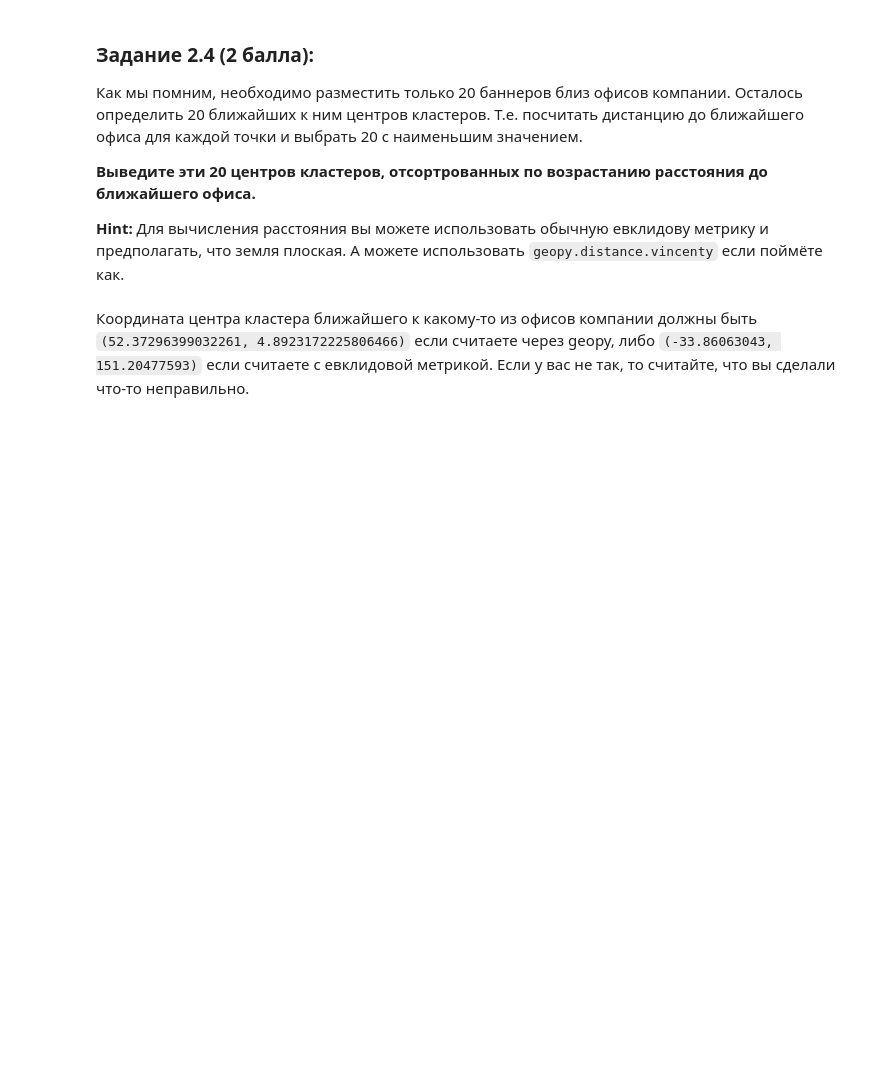
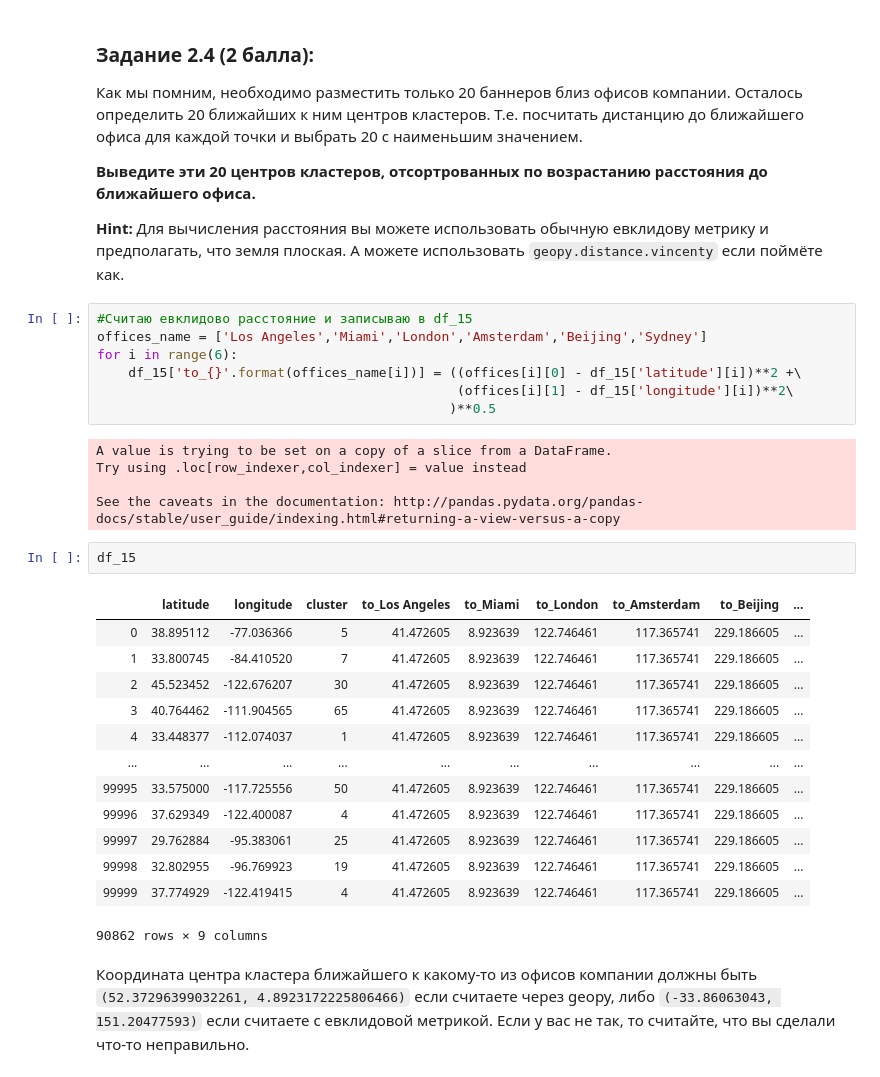
Before and after one commit to D7nis/Course-ML-Classic, a Jupyter notebook: Practice/2. Кластеризация. Kmeans/02-02-clustering_DDA.ipynb, the cells around one changed output. Saved outputs shown, nothing was run; the diff lists cells and outputs as text; blank space fills up the shorter version.

```diff
--- a/Practice/2. Кластеризация. Kmeans/02-02-clustering_DDA.ipynb
+++ b/Practice/2. Кластеризация. Kmeans/02-02-clustering_DDA.ipynb
@@ -186,5 +153,33 @@ len(cluster_centers)
 **Выведите эти 20 центров кластеров, отсортрованных по возрастанию расстояния до ближайшего офиса.**
 
 **Hint:** Для вычисления расстояния вы можете использовать обычную евклидову метрику и предполагать, что земля плоская. А можете использовать `geopy.distance.vincenty` если поймёте как.
+# %%
+#Считаю евклидово расстояние и записываю в df_15
+offices_name = ['Los Angeles','Miami','London','Amsterdam','Beijing','Sydney']
+for i in range(6):
+    df_15['to_{}'.format(offices_name[i])] = ((offices[i][0] - df_15['latitude'][i])**2 +\
+                                              (offices[i][1] - df_15['longitude'][i])**2\
+                                             )**0.5
+# %% [output]
+A value is trying to be set on a copy of a slice from a DataFrame.
+Try using .loc[row_indexer,col_indexer] = value instead
+
+See the caveats in the documentation: http://pandas.pydata.org/pandas-docs/stable/user_guide/indexing.html#returning-a-view-versus-a-copy
+# %%
+df_15
+# %% [output]
+|  | latitude | longitude | cluster | to_Los Angeles | to_Miami | to_London | to_Amsterdam | to_Beijing | ... |
+| 0 | 38.895112 | -77.036366 | 5 | 41.472605 | 8.923639 | 122.746461 | 117.365741 | 229.186605 | ... |
+| 1 | 33.800745 | -84.410520 | 7 | 41.472605 | 8.923639 | 122.746461 | 117.365741 | 229.186605 | ... |
+| 2 | 45.523452 | -122.676207 | 30 | 41.472605 | 8.923639 | 122.746461 | 117.365741 | 229.186605 | ... |
+| 3 | 40.764462 | -111.904565 | 65 | 41.472605 | 8.923639 | 122.746461 | 117.365741 | 229.186605 | ... |
+| 4 | 33.448377 | -112.074037 | 1 | 41.472605 | 8.923639 | 122.746461 | 117.365741 | 229.186605 | ... |
+| ... | ... | ... | ... | ... | ... | ... | ... | ... | ... |
+| 99995 | 33.575000 | -117.725556 | 50 | 41.472605 | 8.923639 | 122.746461 | 117.365741 | 229.186605 | ... |
+| 99996 | 37.629349 | -122.400087 | 4 | 41.472605 | 8.923639 | 122.746461 | 117.365741 | 229.186605 | ... |
+| 99997 | 29.762884 | -95.383061 | 25 | 41.472605 | 8.923639 | 122.746461 | 117.365741 | 229.186605 | ... |
+| 99998 | 32.802955 | -96.769923 | 19 | 41.472605 | 8.923639 | 122.746461 | 117.365741 | 229.186605 | ... |
+| 99999 | 37.774929 | -122.419415 | 4 | 41.472605 | 8.923639 | 122.746461 | 117.365741 | 229.186605 | ... |
+90862 rows × 9 columns
 # %% [markdown]
 Координата центра кластера ближайшего к какому-то из офисов компании должны быть `(52.37296399032261, 4.8923172225806466)` если считаете через geopy, либо `(-33.86063043, 151.20477593)` если считаете с евклидовой метрикой. Если у вас не так, то считайте, что вы сделали что-то неправильно.
```
Also changed, not shown: parts of 25 cells of this notebook.
